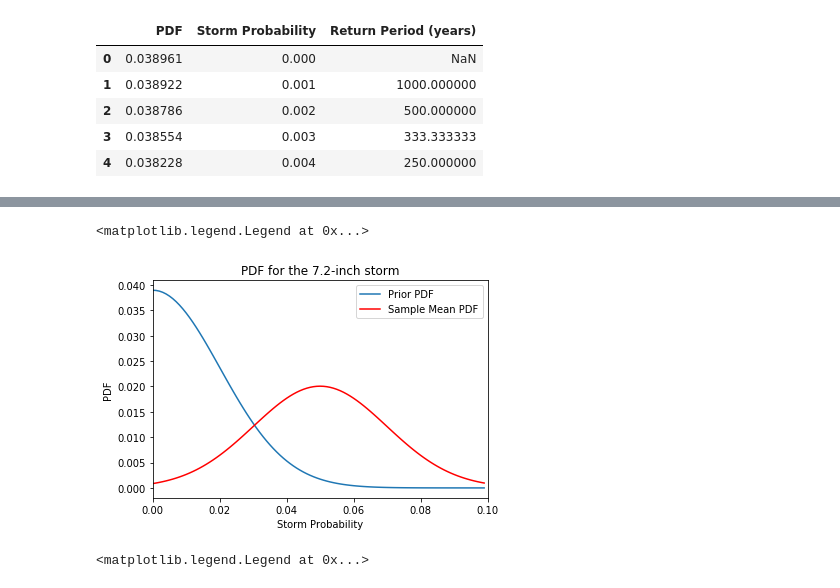
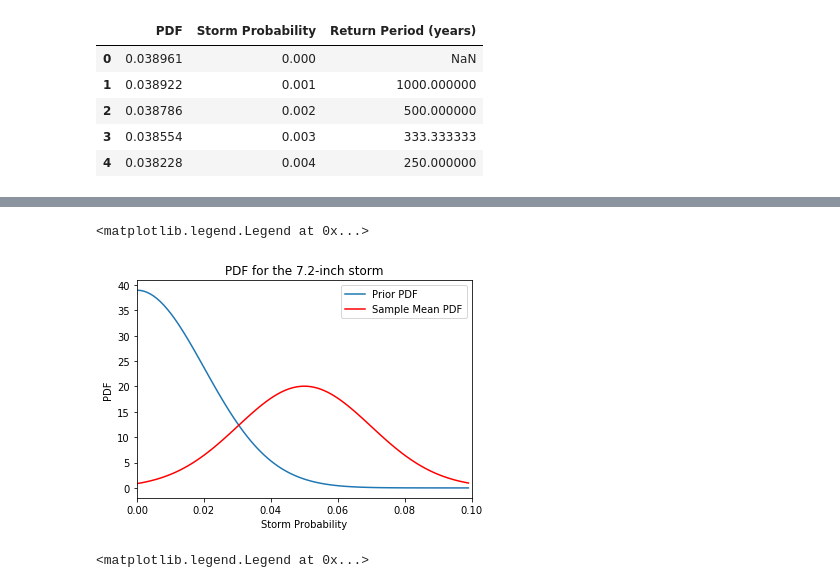
Before and after one commit to AzusaSayuri/UW-Data-analysis, a Jupyter notebook: HW5/Assignment 5 Ximin Hu.ipynb, the cells around one changed output, grey strips where cells are left out. Saved outputs shown, nothing was run; the diff lists cells and outputs as text; code cells hidden in the pictures.

```diff
--- a/HW5/Assignment 5 Ximin Hu.ipynb
+++ b/HW5/Assignment 5 Ximin Hu.ipynb
@@ -158,14 +143,14 @@ array([0.   , 0.001, 0.002, 0.003, 0.004, 0.005, 0.006, 0.007, 0.008,
 # %%
-plt.plot(df['Storm Probability'],df['PDF'],label='Prior PDF')
-plt.plot(x, nonBayes_pdf*0.001, color='red', label='Sample Mean PDF')
+plt.plot(df['Storm Probability'],df['PDF']*1000,label='Prior PDF')
+plt.plot(x, nonBayes_pdf, color='red', label='Sample Mean PDF')
 plt.xlabel('Storm Probability')
 plt.ylabel('PDF')
 plt.title('PDF for the 7.2-inch storm')
 plt.xlim(0,0.1)
 plt.legend()
 # %% [output]
 <matplotlib.legend.Legend at 0x...>
-[figure, old version]
+[figure, new version]
 # %%
 x_df=np.array(df['Storm Probability'])
 cdf = np.cumsum(df['PDF'])
```
Also changed, not shown: parts of 8 cells of this notebook, 1 other file.
